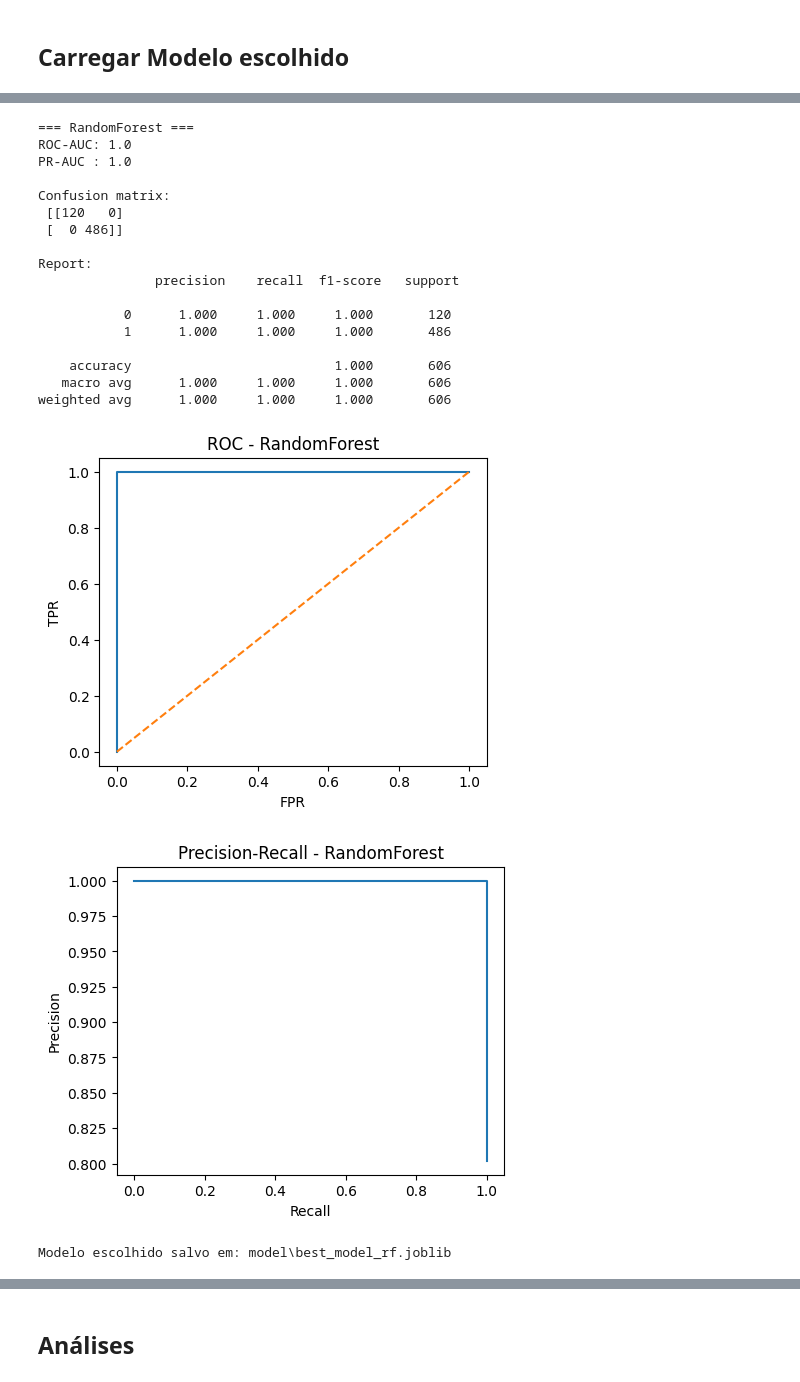
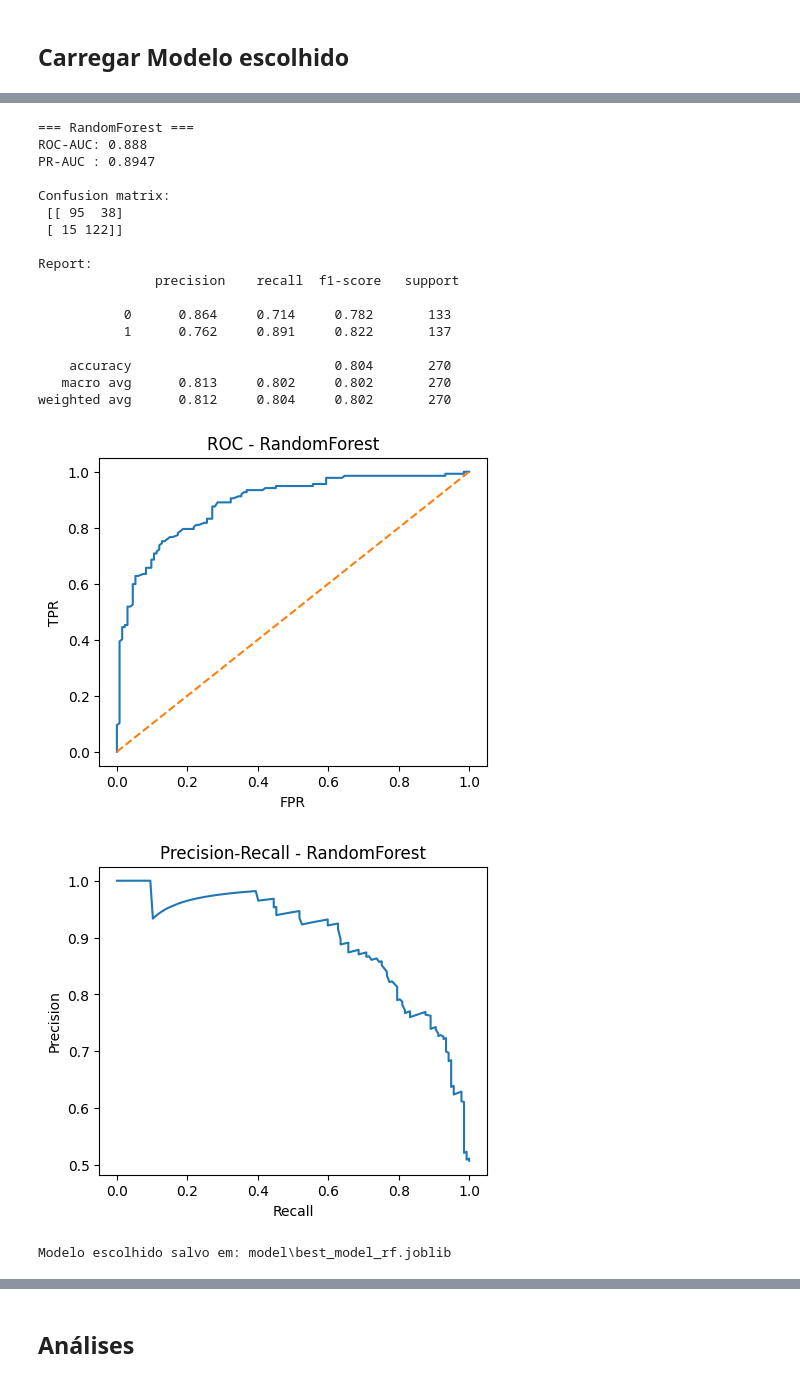
Before and after one commit to fernandapetty/data-analytics, a Jupyter notebook: notebook.ipynb, the cells around one changed output, grey strips where cells are left out. Drawn from its saved outputs; the diff is of its cells as text; code cells hidden in the pictures.

```diff
--- a/notebook.ipynb
+++ b/notebook.ipynb
@@ -245,11 +250,22 @@ tmp['Defasagem_num'] = pd.to_numeric(
     tmp['Defasagemagem'] if 'Defasagemagem' in tmp.columns else tmp.get('Defasagem'), errors='coerce')
 tmp['IAN_num'] = pd.to_numeric(tmp['IAN'], errors='coerce')
 
+tmp = tmp.sort_values(['RA', 'ano_ref'])
+
+tmp['IAN_futuro'] = tmp.groupby('RA')['IAN_num'].shift(-1)
+
+
 # Default: risco se defasagem negativa relevante OU IAN alto
 risk_defas = tmp['Defasagem_num'].le(-1)
 risk_ian = tmp['IAN_num'].ge(7)
 
-tmp['risco'] = (risk_defas | risk_ian).astype(int)
+tmp['risco'] = (tmp['IAN_futuro'] >= 7).astype(int)
+
+tmp = tmp.dropna(subset=['IAN_futuro'])
+
+target_col = tmp['risco'].name
+
+assert target_col is not None, "Coluna alvo não encontrada"
 
 print(tmp['risco'].value_counts(dropna=False))
 
@@ -309,10 +325,13 @@ np.random.seed(42)
 random.seed(42)
 pathNameArtifacts = "model"
 
+gss = GroupShuffleSplit(test_size=0.2, random_state=42)
+
+train_idx, test_idx = next(gss.split(X, y, groups=tmp['RA']))
+
 # Split
-X_train, X_test, y_train, y_test = train_test_split(
-    X, y, test_size=0.2, random_state=42, stratify=y
-)
+X_train, X_test = X.iloc[train_idx], X.iloc[test_idx]
+y_train, y_test = y.iloc[train_idx], y.iloc[test_idx]
 
 # Preprocess
 numeric_tf = Pipeline(steps=[
@@ -349,6 +368,11 @@ pipe_rf = Pipeline(steps=[('prep', preprocess), ('model', rf)])
 pipe_logreg.fit(X_train, y_train)
 pipe_rf.fit(X_train, y_train)
 
+# Salvar informações das features
+with open(os.path.join(pathNameArtifacts, "feature_info.json"), "w", encoding="utf-8") as f:
+    json.dump({"num_cols": num_cols, "cat_cols": cat_cols, "target": target_col,
+               "classes": sorted(y.unique().tolist())}, f, ensure_ascii=False, indent=2)
+
 print('Treino ok')
 # %% [output]
 Treino ok
@@ -360,12 +384,17 @@ eval_model('RandomForest', pipe_rf, X_test, y_test)
 
 best_model = pipe_rf
 
+
+with open(os.path.join(pathNameArtifacts, "feature_info.json"), "r", encoding="utf-8") as f:
+    finfo = json.load(f)
+
 MODEL_OUT = Path('model/best_model_{best_name}.joblib'.format(best_name='rf'))
 joblib.dump(best_model, MODEL_OUT)
+
+num_cols = finfo.get("num_cols", [])
+cat_cols = finfo.get("cat_cols", [])
+tgt = finfo.get("target")
+
 print('Modelo escolhido salvo em:', MODEL_OUT)
-
-# Avaliação no conjunto de teste
-y_pred = best_model.predict(X_test)
-acc = accuracy_score(y_test, y_pred)
 # %% [output]
 === LogReg ===
@@ -390,20 +419,20 @@ weighted avg      1.000     1.000     1.000       606
 === RandomForest ===
-ROC-AUC: 1.0
-PR-AUC : 1.0
+ROC-AUC: 0.888
+PR-AUC : 0.8947
 
 Confusion matrix:
- [[120   0]
- [  0 486]]
+ [[ 95  38]
+ [ 15 122]]
 
 Report:
                precision    recall  f1-score   support
 
-           0      1.000     1.000     1.000       120
-           1      1.000     1.000     1.000       486
+           0      0.864     0.714     0.782       133
+           1      0.762     0.891     0.822       137
 
-    accuracy                          1.000       606
-   macro avg      1.000     1.000     1.000       606
-weighted avg      1.000     1.000     1.000       606
+    accuracy                          0.804       270
+   macro avg      0.813     0.802     0.802       270
+weighted avg      0.812     0.804     0.802       270
-[figure, old version]
+[figure, new version]
-[figure, old version]
+[figure, new version]
 Modelo escolhido salvo em: model\best_model_rf.joblib
```
Also changed, not shown: parts of 7 cells of this notebook, 6 other files.
